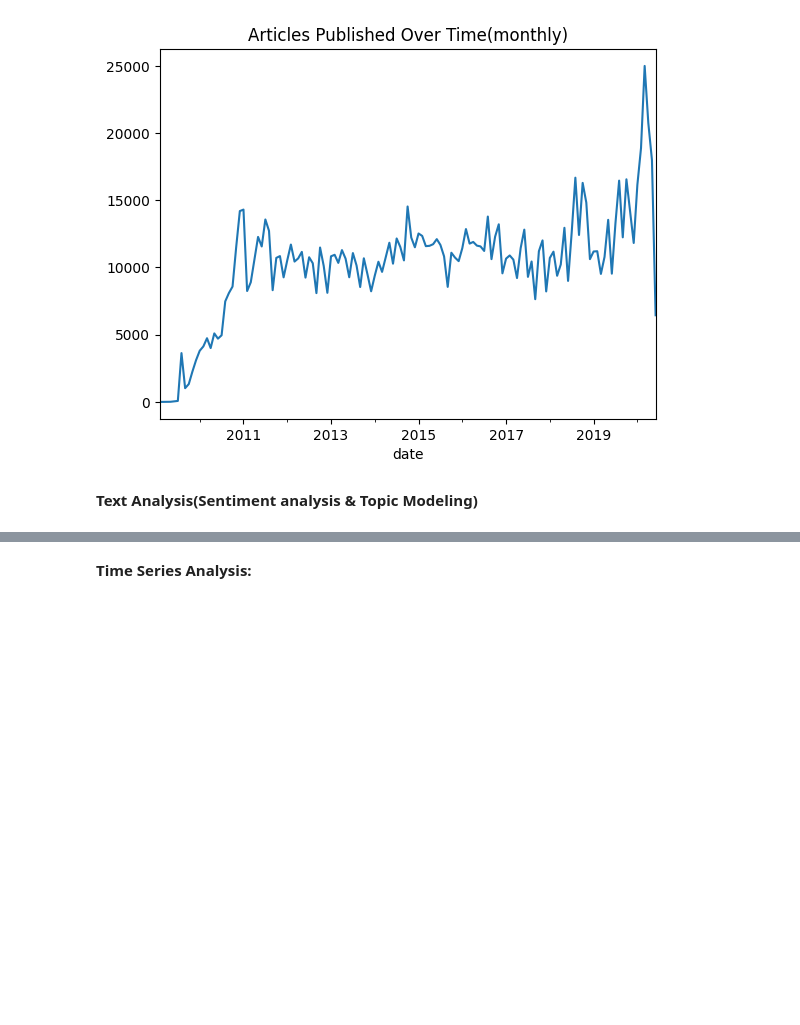
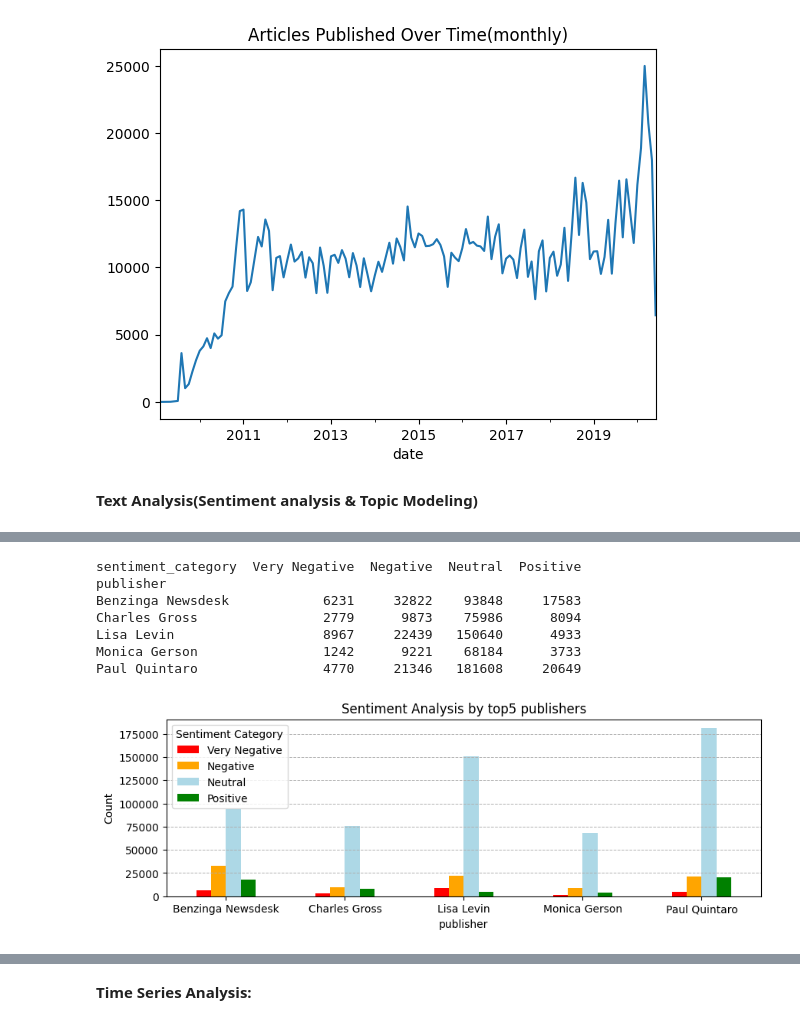
Before and after one commit to Bekyy/financial-news-data-analysis, a Jupyter notebook: notebooks/sentiment_analysis.ipynb, the cells around one changed output, grey strips where cells are left out. Cells and saved outputs as stored; diff of their text form; code cells hidden in the pictures; blank space fills up the shorter version.

```diff
--- a/notebooks/sentiment_analysis.ipynb
+++ b/notebooks/sentiment_analysis.ipynb
@@ -266 +259,38 @@ plt.show()
+# %%
+# Assuming you have the top 5 publishers from your previous analysis
+top_publishers = ['Paul Quintaro', 'Lisa Levin', 'Benzinga Newsdesk', 'Charles Gross', 'Monica Gerson']
+# Filter data for top 5 publishers
+top_publishers_data = sentiment_data[sentiment_data['publisher'].isin(top_publishers)]
+# Group by publisher and sentiment category
+sentiment_by_top_publishers = top_publishers_data.groupby('publisher')['sentiment_category'].value_counts().unstack().fillna(0)
+
+# Display the sentiment distribution for the top 5 publishers
+print(sentiment_by_top_publishers)
+
+df = pd.DataFrame(sentiment_by_top_publishers)
+
+# Plotting the bar graph
+ax = df.plot(kind='bar', figsize=(10, 3),color=['red', 'orange','lightblue','green'])
+
+# Setting the title and labels
+plt.title('Sentiment Analysis by top5 publishers')
+plt.xlabel('publisher')
+plt.ylabel('Count')
+plt.xticks(rotation=0)  # Rotate x-axis labels to 0 degrees for better readability
+
+# Adding legend and grid
+plt.legend(title='Sentiment Category')
+plt.grid(axis='y', linestyle='--', linewidth=0.7)
+
+# Display the plot
+plt.show()
+# %% [output]
+sentiment_category  Very Negative  Negative  Neutral  Positive
+publisher
+Benzinga Newsdesk            6231     32822    93848     17583
+Charles Gross                2779      9873    75986      8094
+Lisa Levin                   8967     22439   150640      4933
+Monica Gerson                1242      9221    68184      3733
+Paul Quintaro                4770     21346   181608     20649
+[figure, added]
 # %%
```
Also changed, not shown: parts of 38 cells of this notebook, 4 other files.
